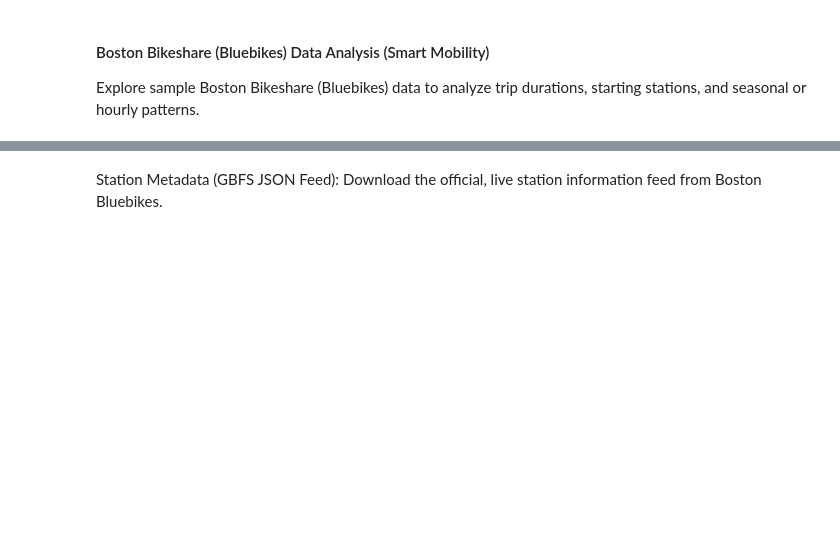
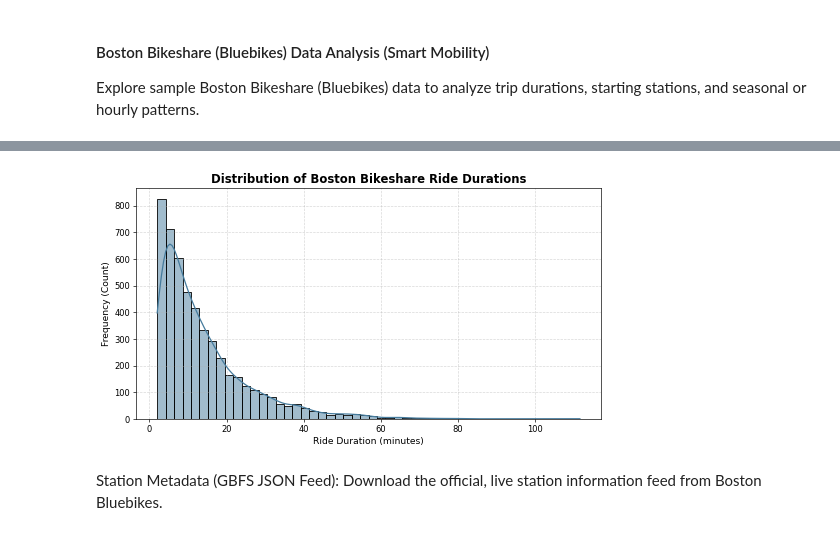
Before and after one commit to pashukalma/opt_algorithms, a Jupyter notebook: bikeshare_data_analysis.ipynb, the cells around one changed output, grey strips where cells are left out. Cells and saved outputs as stored; diff of their text form; code cells hidden in the pictures; blank space fills up the shorter version.

```diff
--- a/bikeshare_data_analysis.ipynb
+++ b/bikeshare_data_analysis.ipynb
@@ -35,6 +70,27 @@ Could not load live Bluebikes ZIP, creating a mock dataset representative of Bos
 | 2 | RIDE_2 | classic_bike | 2023-09-01 00:10:00 | 2023-09-01 00:25:00 | Back Bay Station | Harvard Square | member | ... |
 | 3 | RIDE_3 | classic_bike | 2023-09-01 00:15:00 | 2023-09-01 00:30:00 | Harvard Square | Copley Square | member | ... |
 | 4 | RIDE_4 | classic_bike | 2023-09-01 00:20:00 | 2023-09-01 00:35:00 | South Station | MIT at Mass Ave | casual | ... |
+# %%
+import matplotlib.pyplot as plt
+import seaborn as sns
+
+# Visualize the distribution of ride durations
+plt.figure(figsize=(10, 5), dpi=60)
+sns.histplot(
+    data=df_bikes,
+    x='duration_minutes',
+    kde=True,
+    color='#457b9d',
+    bins=50
+)
+
+plt.title('Distribution of Boston Bikeshare Ride Durations', fontsize=14, fontweight='bold')
+plt.xlabel('Ride Duration (minutes)', fontsize=11)
+plt.ylabel('Frequency (Count)', fontsize=11)
+plt.grid(True, linestyle='--', alpha=0.5)
+plt.show()
+# %% [output]
+[figure, added]
 # %% [markdown]
 Station Metadata (GBFS JSON Feed): Download the official, live station information feed from Boston Bluebikes.
 # %%
```
Also changed, not shown: parts of 7 cells of this notebook.
